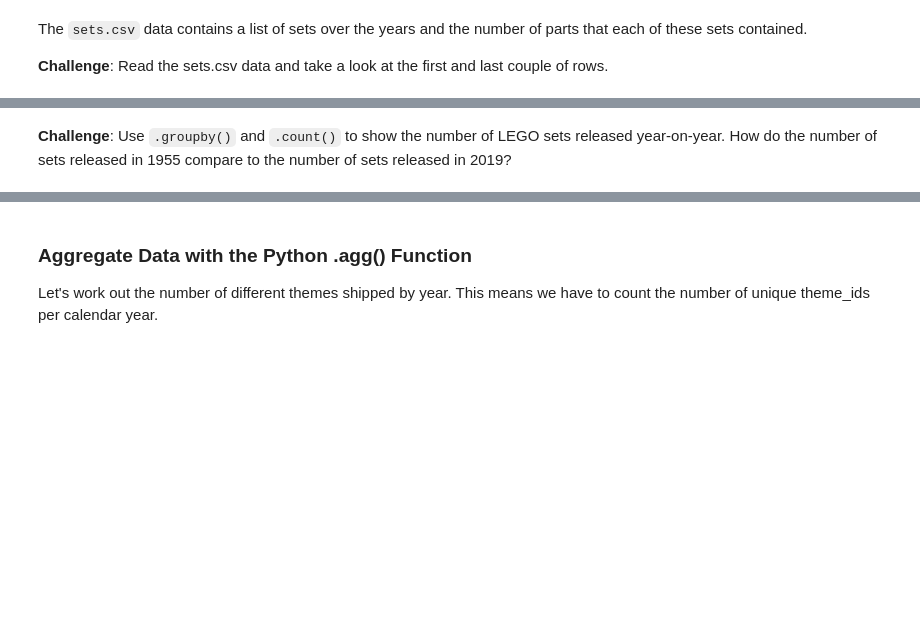
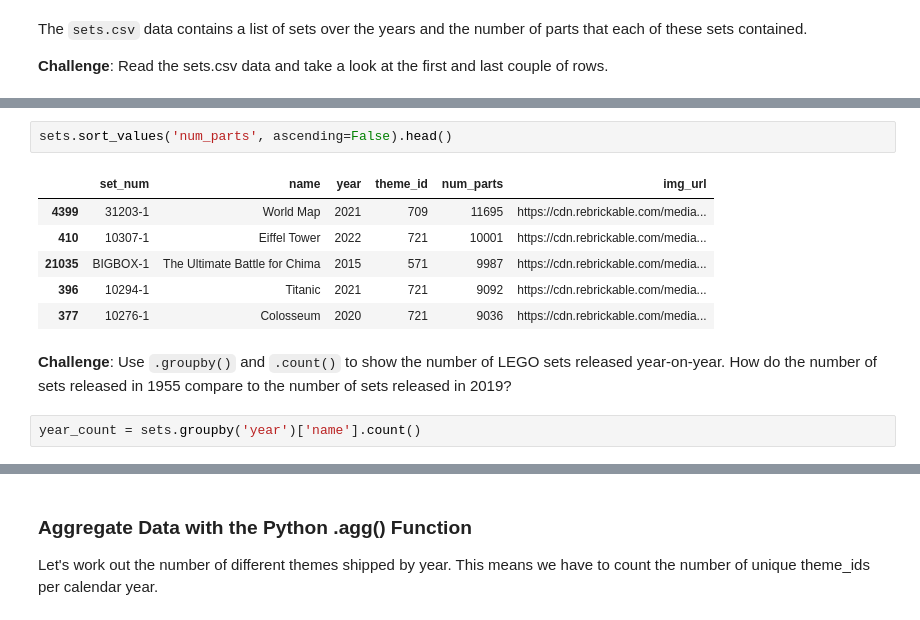
Before and after one commit to M-Awwab-Khan/analyzing-LEGO-dataset, a Jupyter notebook: LEGO-dataset-analysis.ipynb, the cells around one changed output, grey strips where cells are left out. Drawn from its saved outputs; the diff is of its cells as text; blank space fills up the shorter version.

```diff
--- a/LEGO-dataset-analysis.ipynb
+++ b/LEGO-dataset-analysis.ipynb
@@ -88,2 +122,13 @@ The <code>sets.csv</code> data contains a list of sets over the years and the nu
+# %%
+sets.sort_values('num_parts', ascending=False).head()
+# %% [output]
+|  | set_num | name | year | theme_id | num_parts | img_url |
+| 4399 | 31203-1 | World Map | 2021 | 709 | 11695 | https://cdn.rebrickable.com/media... |
+| 410 | 10307-1 | Eiffel Tower | 2022 | 721 | 10001 | https://cdn.rebrickable.com/media... |
+| 21035 | BIGBOX-1 | The Ultimate Battle for Chima | 2015 | 571 | 9987 | https://cdn.rebrickable.com/media... |
+| 396 | 10294-1 | Titanic | 2021 | 721 | 9092 | https://cdn.rebrickable.com/media... |
+| 377 | 10276-1 | Colosseum | 2020 | 721 | 9036 | https://cdn.rebrickable.com/media... |
 # %% [markdown]
 **Challenge**: Use <code>.groupby()</code> and <code>.count()</code> to show the number of LEGO sets released year-on-year. How do the number of sets released in 1955 compare to the number of sets released in 2019?
+# %%
+year_count = sets.groupby('year')['name'].count()
```
Also changed, not shown: parts of 12 cells of this notebook.
